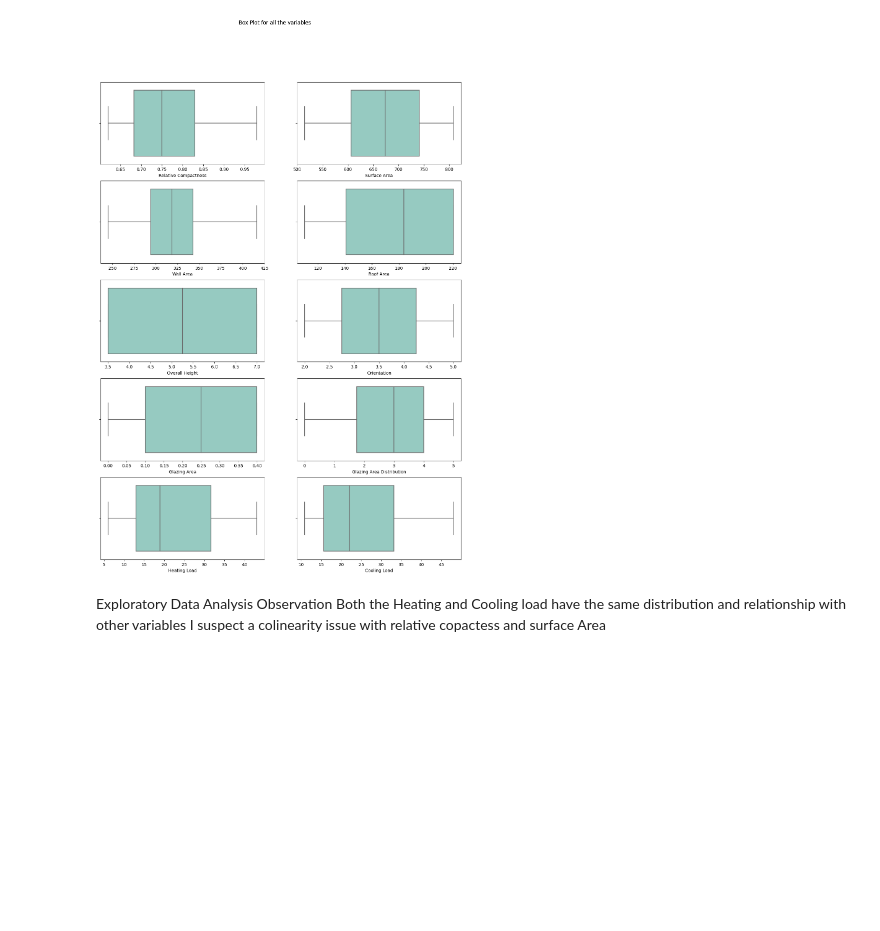
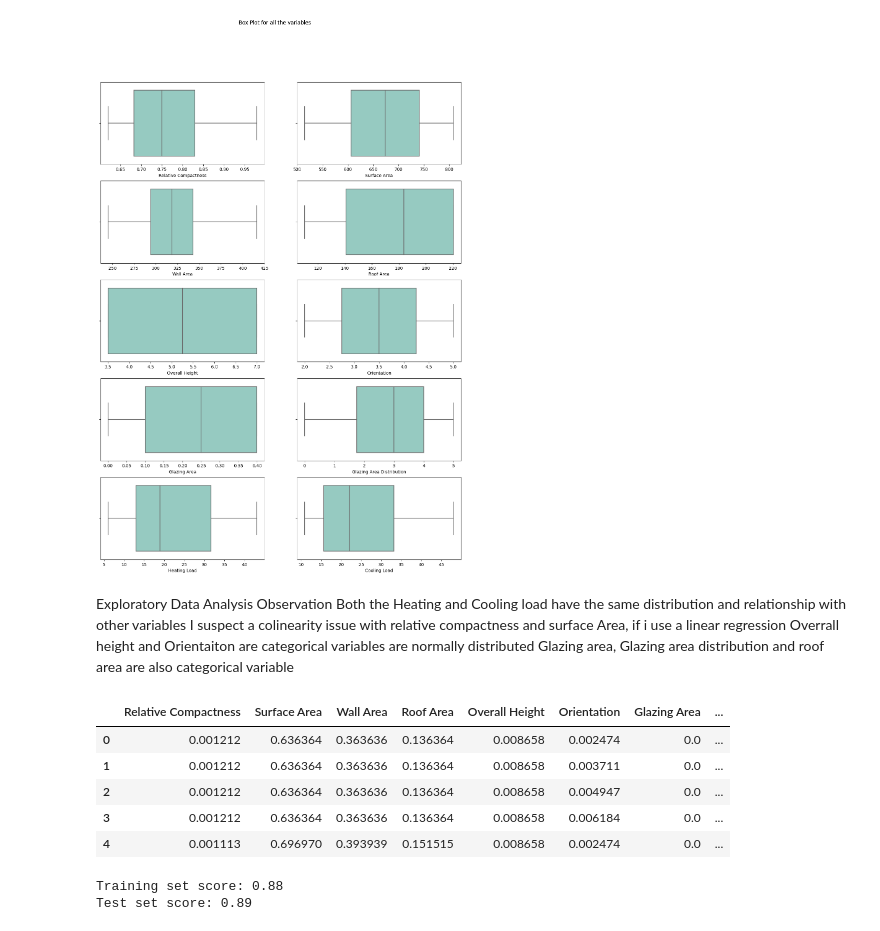
Before and after one commit to Ibrahim-Bilal/Energy-Efficiency-, a Jupyter notebook: Energy Efficiency Practice.ipynb, the cells around one changed output. Drawn from its saved outputs; the diff is of its cells as text; code cells hidden in the pictures; blank space fills up the shorter version.

```diff
--- a/Energy Efficiency Practice.ipynb
+++ b/Energy Efficiency Practice.ipynb
@@ -179,4 +181,17 @@ plt.show()
 # %% [markdown]
 Exploratory Data Analysis Observation
 Both the Heating and Cooling load have the same distribution and relationship with other variables
-I suspect a colinearity issue with relative copactess and surface Area
+I suspect a colinearity issue with relative compactness and surface Area, if i use a linear regression
+Overrall height and Orientaiton  are categorical variables are normally distributed
+Glazing area, Glazing area distribution and roof area are also categorical variable
+# %%
+#scaling
+df = (df-np.min(df)) / (np.max(df) - np.min(df))
+df .head(5)
+# %% [output]
+|  | Relative Compactness | Surface Area | Wall Area | Roof Area | Overall Height | Orientation | Glazing Area | ... |
+| 0 | 0.001212 | 0.636364 | 0.363636 | 0.136364 | 0.008658 | 0.002474 | 0.0 | ... |
+| 1 | 0.001212 | 0.636364 | 0.363636 | 0.136364 | 0.008658 | 0.003711 | 0.0 | ... |
+| 2 | 0.001212 | 0.636364 | 0.363636 | 0.136364 | 0.008658 | 0.004947 | 0.0 | ... |
+| 3 | 0.001212 | 0.636364 | 0.363636 | 0.136364 | 0.008658 | 0.006184 | 0.0 | ... |
+| 4 | 0.001113 | 0.696970 | 0.393939 | 0.151515 | 0.008658 | 0.002474 | 0.0 | ... |
@@ -182,0 +213,9 @@ I suspect a colinearity issue with relative copactess and surface Area
+# %%
+#Linear Regression
+Lr = LinearRegression()
+Lr.fit(X_train, y_train)
+print("Training set score: {:.2f}".format(Lr.score(X_train, y_train)))
+print("Test set score: {:.2f}".format(Lr.score(X_test, y_test)))
+# %% [output]
+Training set score: 0.88
+Test set score: 0.89
```
Also changed, not shown: parts of 12 cells of this notebook.
